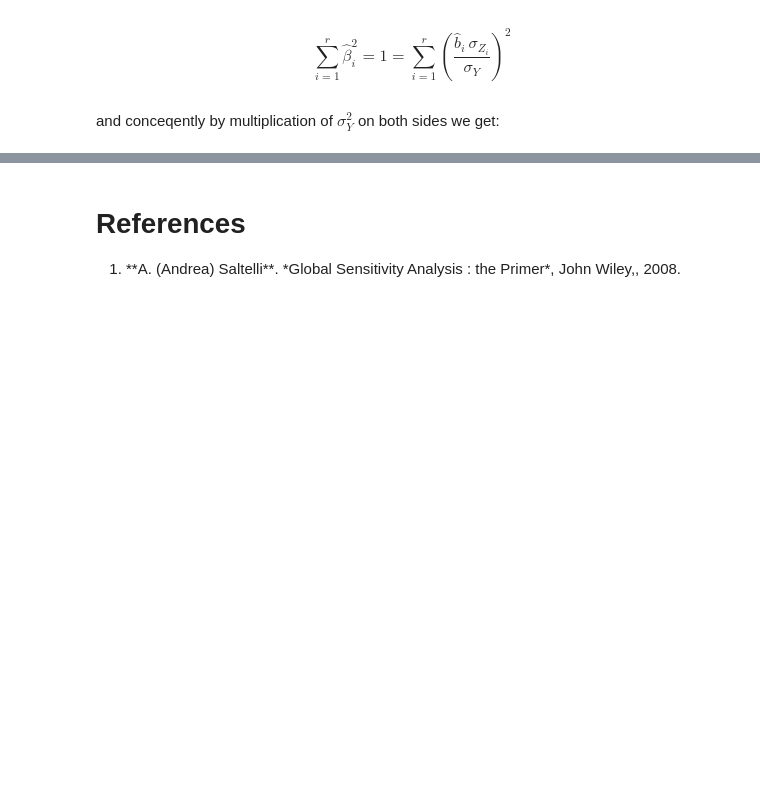
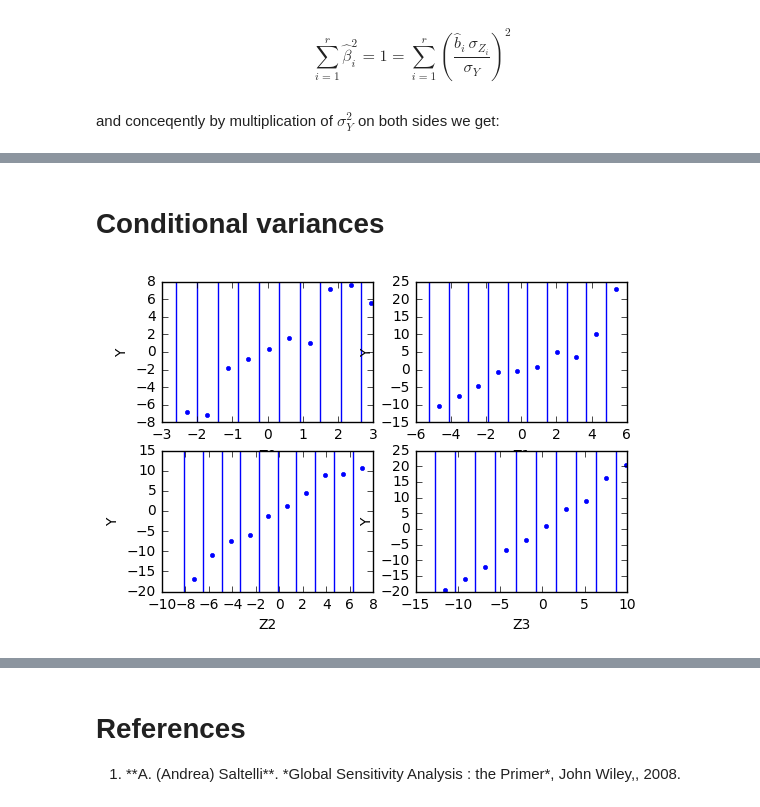
Before and after one commit to lrhgit/uqsa_tutorials, a Jupyter notebook: sensitivity_introduction.ipynb, the cells around one changed output, grey strips where cells are left out. Drawn from its saved outputs; the diff is of its cells as text; code cells hidden in the pictures; blank space fills up the shorter version.

```diff
--- a/sensitivity_introduction.ipynb
+++ b/sensitivity_introduction.ipynb
@@ -582,0 +634,71 @@ plt.ylabel('L2-norm of error in Sobol indices')
+# %% [markdown]
+# Conditional variances
+# %%
+# Scatter plots of averaged data
+Zsorted =np.zeros_like(Z)
+Ysorted =np.zeros_like(Z)
+
+plt.figure()
+plt.title('Slices')
+# sort data
+for k in range(r):
+    plt.subplot(2,2,k+1)
+    sidx = np.argsort(Z[k,:])
+    Zsorted[k,:]=Z[k,sidx].copy()
+    Ysorted[k,:]=Y[sidx].copy()
+
+# average data
+# slice and plot
+
+
+# slice data
+Ndz=10
+
+Zslice = np.zeros((r,Ndz))
+Yslice = np.zeros((r,Ndz))
+ZBndry = np.zeros((r,Ndz+1))
+
+dz=np.zeros(r)
+for k in range(r):
+    dz[k] = (np.max(Zsorted[k,:] - np.min(Zsorted[k,:])) )/Ndz
+
+    ZBndry[k,:] = np.linspace(np.min(Zsorted[k,:]),np.max(Zsorted[k,:]), Ndz+1)
+    Zslice[k,:] = np.linspace(np.min(Zsorted[k,:])+dz[k]/2.,np.max(Zsorted[k,:])-dz[k]/2., Ndz)
+
+    for i in range(Ndz):
+        zidx_range=np.logical_and(Zsorted[k,:]>=ZBndry[k,i],Zsorted[k,:]<ZBndry[k,i+1])
+
+
+        if np.any(zidx_range):    #check if range has elements
+            Yslice[k,i]=np.mean(Ysorted[k,zidx_range])
+        else:                     #set value to None if noe elements in z-slice
+            Yslice[k,i]=None
+
+
+#print np.argwhere(np.isnan(Zslice))
+#print Zslice
+#print Yslice
+
+
+for k in range(r):
+    plt.subplot(2,2,k+1)
+
+    for i in range(Ndz):
+        plt.axvline(ZBndry[k,i], np.amin(Y), np.amax(Y))
+
+    plt.plot(Zslice[k,:],Yslice[k,:],'.')
+    xlbl='Z'+str(k)
+    plt.xlabel(xlbl)
+    plt.ylabel('Y')
+
+    # true linear model
+    Nlin=10
+    zmin=np.min(Zslice[k,:]); zmax=np.max(Zslice[k,:])
+    zvals=np.linspace(zmin,zmax,Nlin)
+    yvals=linear_model(w[k],zvals,Nlin)
+#    plt.plot(zvals,yvals)
+#    plt.ylim([np.amin(Yslice),np.amax(Yslice)])
+#     plt.xlim([np.amin(Z),np.amax(Z)])
+#    plt.ylim([-25,15])
+# %% [output]
+[figure, added]
```
Also changed, not shown: parts of 50 cells of this notebook.
